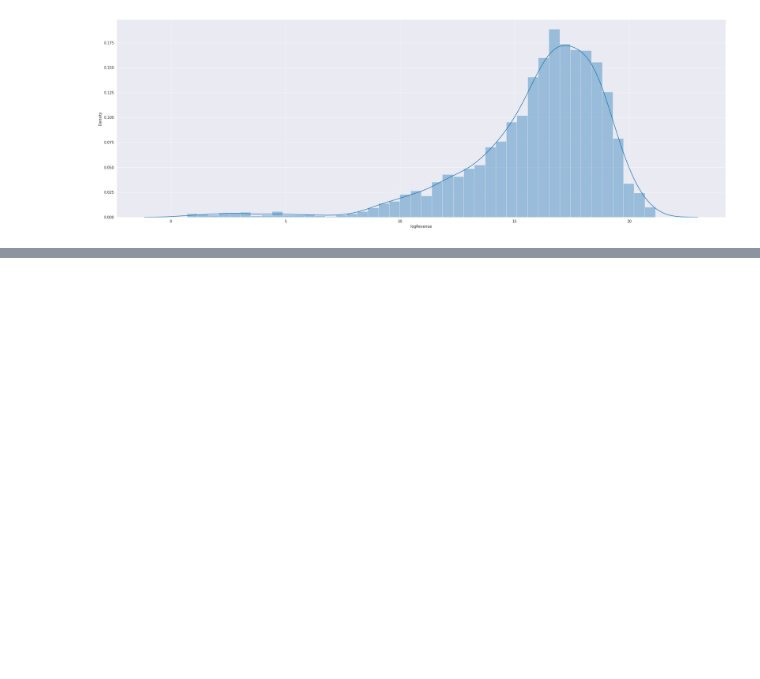
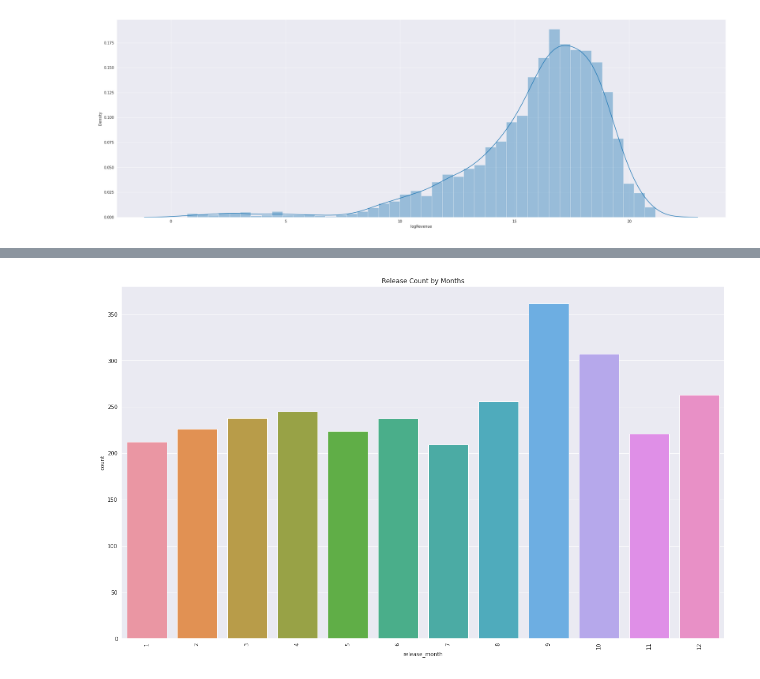
Before and after one commit to heyrobin/Movie-Sales-Prediction-, a Jupyter notebook: TMDB_Box_Office_Prediction.ipynb, the cells around one changed output, grey strips where cells are left out. Cells and saved outputs as stored; diff of their text form; code cells hidden in the pictures; blank space fills up the shorter version.

```diff
--- a/TMDB_Box_Office_Prediction.ipynb
+++ b/TMDB_Box_Office_Prediction.ipynb
@@ -169,0 +254,7 @@ sns.distplot(eda['logRevenue'] );
+# %%
+plt.figure(figsize=(20,12))
+plt.xticks(rotation = 90)
+plt.title('Release Count by Months')
+sns.countplot(main_df['release_month']);
+# %% [output]
+[figure, added]
```
Also changed, not shown: parts of 14 cells of this notebook.
